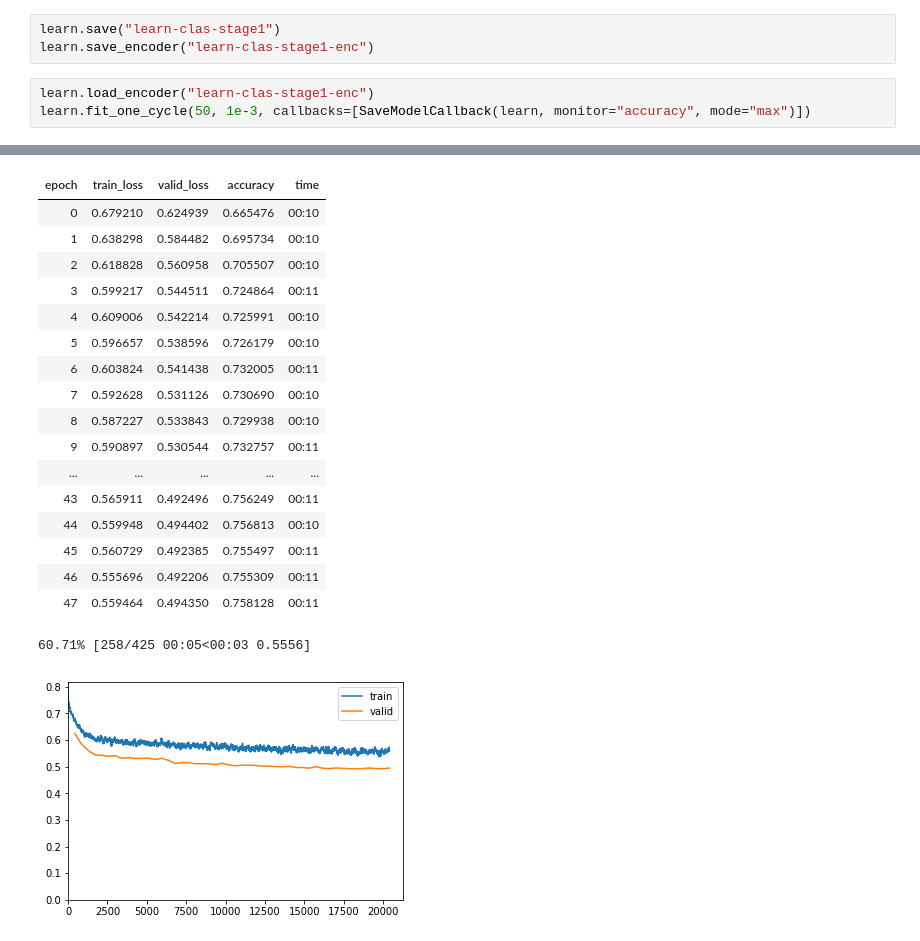
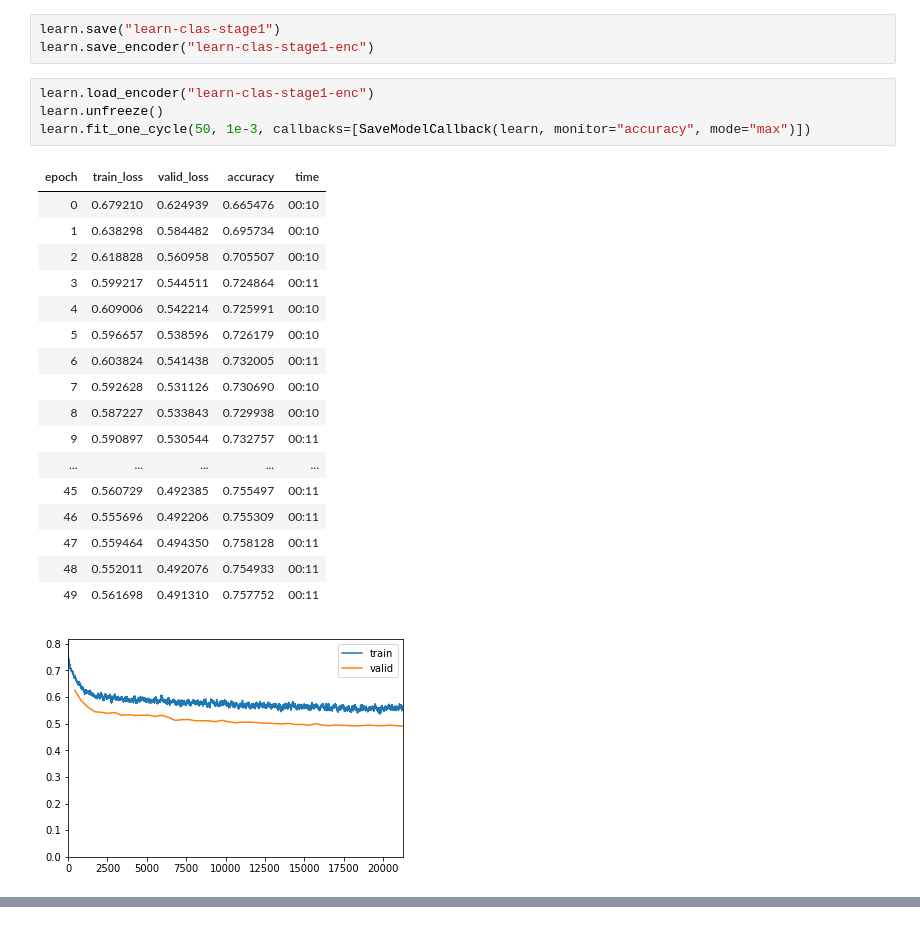
Before and after one commit to VicenteMoraes/SarcasmDetector, a Jupyter notebook: Classifier.ipynb, the cells around one changed output, grey strips where cells are left out. Drawn from its saved outputs; the diff is of its cells as text.

```diff
--- a/Classifier.ipynb
+++ b/Classifier.ipynb
@@ -77,5 +77,24 @@ learn.save("learn-clas-stage1")
 learn.save_encoder("learn-clas-stage1-enc")
 # %%
 learn.load_encoder("learn-clas-stage1-enc")
+learn.unfreeze()
 learn.fit_one_cycle(50, 1e-3, callbacks=[SaveModelCallback(learn, monitor="accuracy", mode="max")])
 # %% [output]
+| epoch | train_loss | valid_loss | accuracy | time |
+| 0 | 0.679210 | 0.624939 | 0.665476 | 00:10 |
+| 1 | 0.638298 | 0.584482 | 0.695734 | 00:10 |
+| 2 | 0.618828 | 0.560958 | 0.705507 | 00:10 |
+| 3 | 0.599217 | 0.544511 | 0.724864 | 00:11 |
+| 4 | 0.609006 | 0.542214 | 0.725991 | 00:10 |
+| 5 | 0.596657 | 0.538596 | 0.726179 | 00:10 |
+| 6 | 0.603824 | 0.541438 | 0.732005 | 00:11 |
+| 7 | 0.592628 | 0.531126 | 0.730690 | 00:10 |
+| 8 | 0.587227 | 0.533843 | 0.729938 | 00:10 |
+| 9 | 0.590897 | 0.530544 | 0.732757 | 00:11 |
+| ... | ... | ... | ... | ... |
+| 45 | 0.560729 | 0.492385 | 0.755497 | 00:11 |
+| 46 | 0.555696 | 0.492206 | 0.755309 | 00:11 |
+| 47 | 0.559464 | 0.494350 | 0.758128 | 00:11 |
+| 48 | 0.552011 | 0.492076 | 0.754933 | 00:11 |
+| 49 | 0.561698 | 0.491310 | 0.757752 | 00:11 |
+[figure, new version]
@@ -83,19 +120,0 @@ learn.fit_one_cycle(50, 1e-3, callbacks=[SaveModelCallback(learn, monitor="accur
-| epoch | train_loss | valid_loss | accuracy | time |
-| 0 | 0.679210 | 0.624939 | 0.665476 | 00:10 |
-| 1 | 0.638298 | 0.584482 | 0.695734 | 00:10 |
-| 2 | 0.618828 | 0.560958 | 0.705507 | 00:10 |
-| 3 | 0.599217 | 0.544511 | 0.724864 | 00:11 |
-| 4 | 0.609006 | 0.542214 | 0.725991 | 00:10 |
-| 5 | 0.596657 | 0.538596 | 0.726179 | 00:10 |
-| 6 | 0.603824 | 0.541438 | 0.732005 | 00:11 |
-| 7 | 0.592628 | 0.531126 | 0.730690 | 00:10 |
-| 8 | 0.587227 | 0.533843 | 0.729938 | 00:10 |
-| 9 | 0.590897 | 0.530544 | 0.732757 | 00:11 |
-| ... | ... | ... | ... | ... |
-| 43 | 0.565911 | 0.492496 | 0.756249 | 00:11 |
-| 44 | 0.559948 | 0.494402 | 0.756813 | 00:10 |
-| 45 | 0.560729 | 0.492385 | 0.755497 | 00:11 |
-| 46 | 0.555696 | 0.492206 | 0.755309 | 00:11 |
-| 47 | 0.559464 | 0.494350 | 0.758128 | 00:11 |
-60.71% [258/425 00:05<00:03 0.5556]
-[figure, old version]
```
Also changed, not shown: parts of 3 cells of this notebook.
